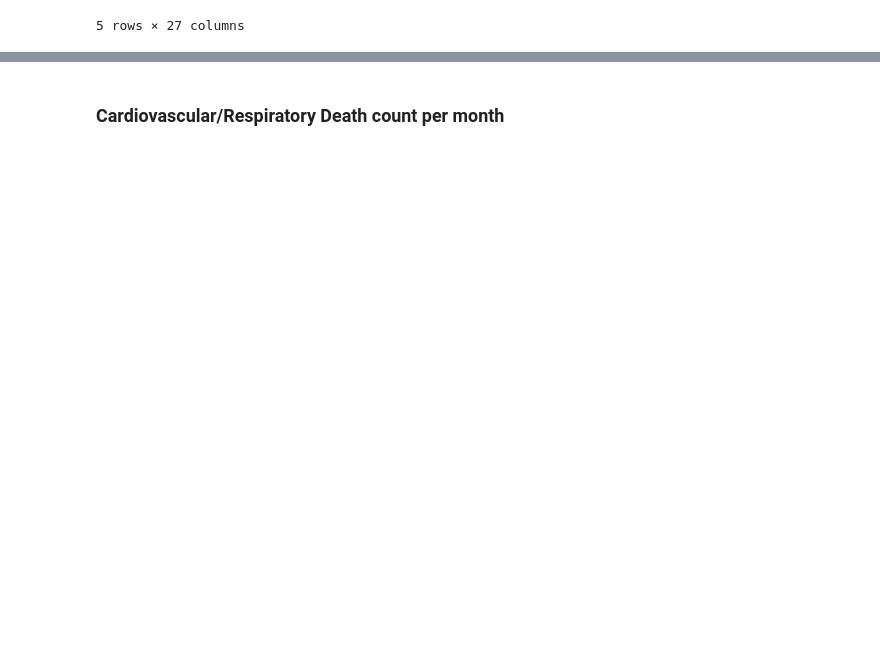
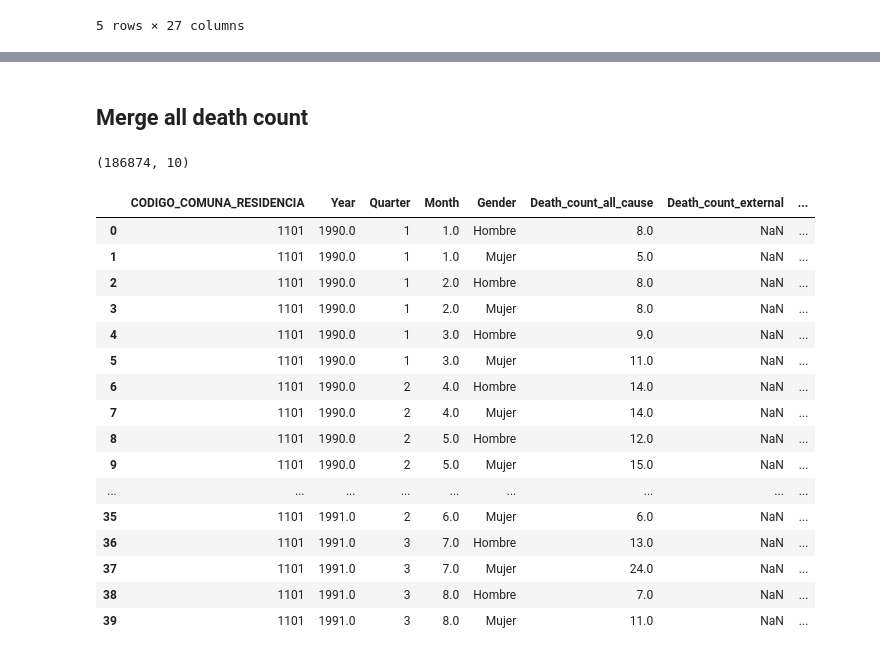
Before and after one commit to pmbusch/PM25-Satellite-Chile, a Jupyter notebook: Scripts/elderly_75+_mortality.ipynb, the cells around one changed output, grey strips where cells are left out. Saved outputs shown, nothing was run; the diff lists cells and outputs as text; code cells hidden in the pictures; blank space fills up the shorter version.

```diff
--- a/Scripts/elderly_75+_mortality.ipynb
+++ b/Scripts/elderly_75+_mortality.ipynb
@@ -297,0 +251,6 @@ df_old_cr_quarter['Year'].min(), df_old_cr_quarter['Year'].max()
+# %%
+df_old_cr_commune = aggregate_by_comunne(df_old_cr,
+death_column_name='Death_count_cardioRespiratory')
+
+print(df_old_cr_commune.shape)
+df_old_cr_commune.head(40)
@@ -297,0 +283,8 @@ df_old_cr_quarter['Year'].min(), df_old_cr_quarter['Year'].max()
+# %%
+df_old_cardio = df_old[df_old['CAPITULO_DIAG1'].isin(['I00-I99'])]
+
+df_old_cardio_commune = aggregate_by_comunne(df_old_cardio,
+death_column_name='Death_count_cardio')
+
+print(df_old_cardio_commune.shape)
+df_old_cardio_commune.head(40)
@@ -297,0 +317,8 @@ df_old_cr_quarter['Year'].min(), df_old_cr_quarter['Year'].max()
+# %%
+df_old_respi = df_old[df_old['CAPITULO_DIAG1'].isin(['J00-J99'])]
+
+df_old_respi_commune = aggregate_by_comunne(df_old_respi,
+death_column_name='Death_count_respiratory')
+
+print(df_old_respi_commune.shape)
+df_old_respi_commune.head(40)
@@ -298 +349,41 @@ df_old_cr_quarter['Year'].min(), df_old_cr_quarter['Year'].max()
+# %% [markdown]
+## Merge all death count
+# %%
+df_old_final = df_old_all_commune.merge(df_old_external_commune,
+                                        how='outer',
+                                        on=['CODIGO_COMUNA_RESIDENCIA', 'Year', 'Quarter', 'Month', 'Gender'])
+
+df_old_final = df_old_final.merge(df_old_cr_commune,
+                                        how='outer',
+                                        on=['CODIGO_COMUNA_RESIDENCIA', 'Year', 'Quarter', 'Month', 'Gender'])
+
+df_old_final = df_old_final.merge(df_old_cardio_commune,
+                                        how='outer',
+                                        on=['CODIGO_COMUNA_RESIDENCIA', 'Year', 'Quarter', 'Month', 'Gender'])
+
+df_old_final = df_old_final.merge(df_old_respi_commune,
+                                        how='outer',
+                                        on=['CODIGO_COMUNA_RESIDENCIA', 'Year', 'Quarter', 'Month', 'Gender'])
+
+print(df_old_final.shape)
+df_old_final.head(40)
+# %% [output]
+(186874, 10)
+|  | CODIGO_COMUNA_RESIDENCIA | Year | Quarter | Month | Gender | Death_count_all_cause | Death_count_external | ... |
+| 0 | 1101 | 1990.0 | 1 | 1.0 | Hombre | 8.0 | NaN | ... |
+| 1 | 1101 | 1990.0 | 1 | 1.0 | Mujer | 5.0 | NaN | ... |
+| 2 | 1101 | 1990.0 | 1 | 2.0 | Hombre | 8.0 | NaN | ... |
+| 3 | 1101 | 1990.0 | 1 | 2.0 | Mujer | 8.0 | NaN | ... |
+| 4 | 1101 | 1990.0 | 1 | 3.0 | Hombre | 9.0 | NaN | ... |
+| 5 | 1101 | 1990.0 | 1 | 3.0 | Mujer | 11.0 | NaN | ... |
+| 6 | 1101 | 1990.0 | 2 | 4.0 | Hombre | 14.0 | NaN | ... |
+| 7 | 1101 | 1990.0 | 2 | 4.0 | Mujer | 14.0 | NaN | ... |
+| 8 | 1101 | 1990.0 | 2 | 5.0 | Hombre | 12.0 | NaN | ... |
+| 9 | 1101 | 1990.0 | 2 | 5.0 | Mujer | 15.0 | NaN | ... |
+| ... | ... | ... | ... | ... | ... | ... | ... | ... |
+| 35 | 1101 | 1991.0 | 2 | 6.0 | Mujer | 6.0 | NaN | ... |
+| 36 | 1101 | 1991.0 | 3 | 7.0 | Hombre | 13.0 | NaN | ... |
+| 37 | 1101 | 1991.0 | 3 | 7.0 | Mujer | 24.0 | NaN | ... |
+| 38 | 1101 | 1991.0 | 3 | 8.0 | Hombre | 7.0 | NaN | ... |
+| 39 | 1101 | 1991.0 | 3 | 8.0 | Mujer | 11.0 | NaN | ... |
 # %%
@@ -302,2 +391,0 @@ df_old_cr_quarter.to_csv(
-# %% [markdown]
-### Cardiovascular/Respiratory Death count per month
```
Also changed, not shown: parts of 25 cells of this notebook, 1 other file.
